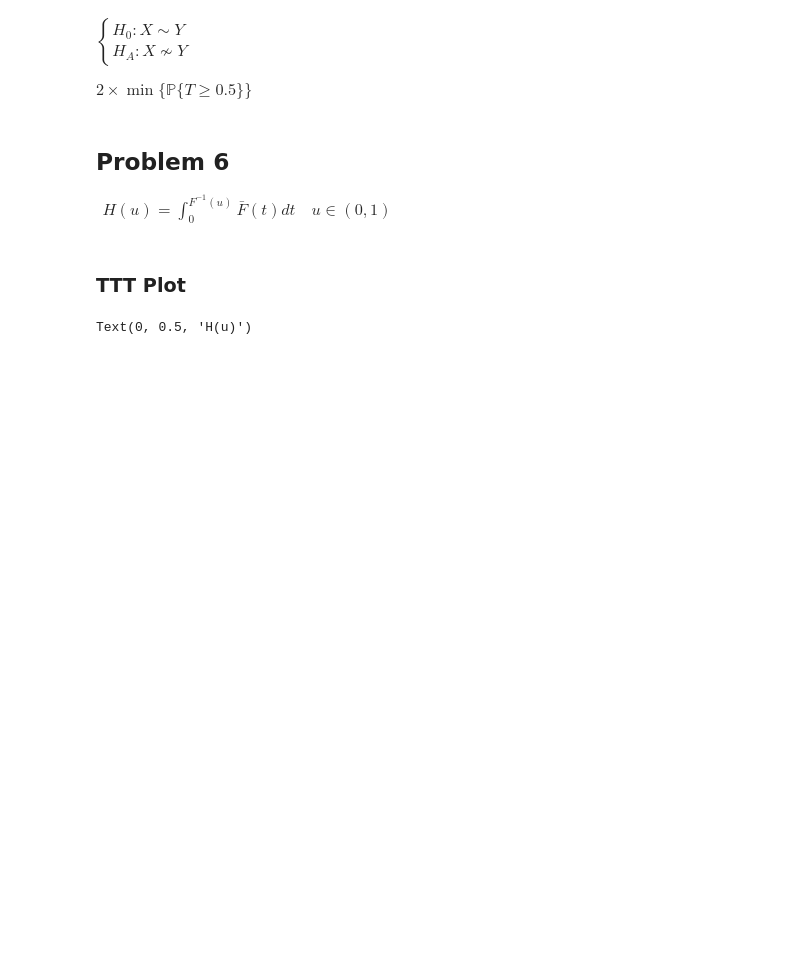
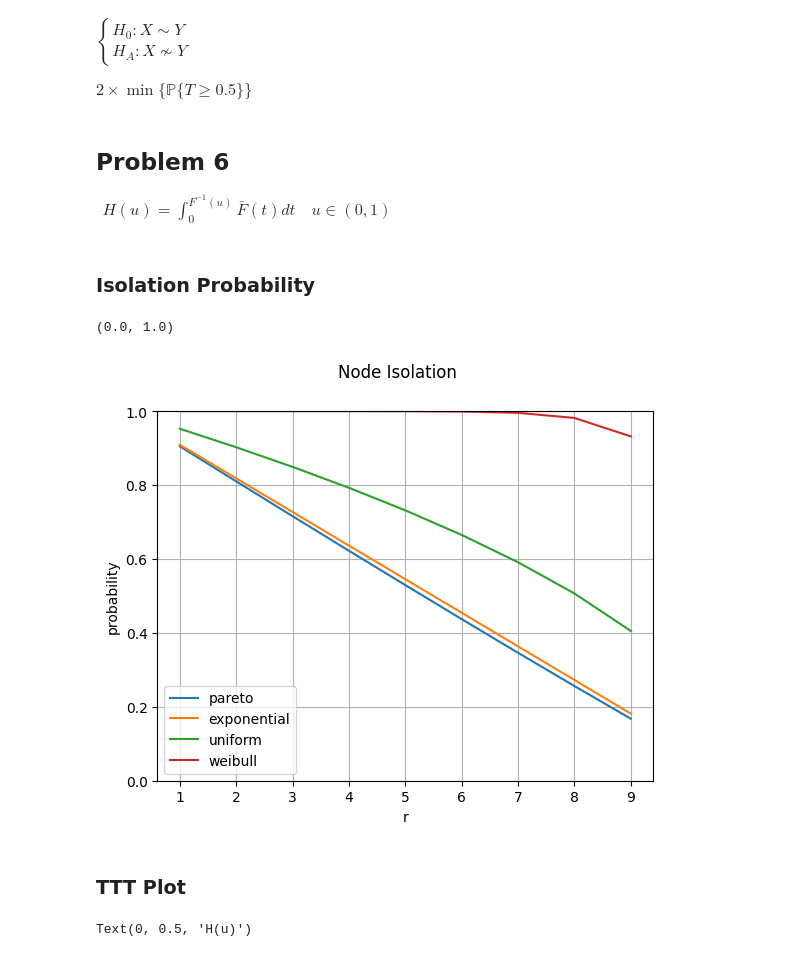
Before and after one commit to ILoveBacteria/model-node-lifetime, a Jupyter notebook: notebook.ipynb, the cells around one changed output. Drawn from its saved outputs; the diff is of its cells as text; code cells hidden in the pictures; blank space fills up the shorter version.

```diff
--- a/notebook.ipynb
+++ b/notebook.ipynb
@@ -230,6 +230,27 @@ $\begin{aligned} H(u)=\int_0^{F^{-1}(u)} \bar{F}(t) d t \quad u \in(0,1) \end{al
 # %%
 def H(dist, u):
     return integrate.quad(dist.sf, 0, dist.ppf(u))[0]
+# %% [markdown]
+### Isolation Probability
+# %%
+def plot_isolation_probabilities(k, axes):
+  r = np.arange(1, k)
+  axes.plot(r, np.array([pareto_isolation(k, i, pareto_shape) for i in r]), label='pareto')
+  axes.plot(r, np.array([exponential_isolation(k, i) for i in r]), label='exponential')
+  axes.plot(r, np.array([uniform_isolation(k, i) for i in r]), label='uniform')
+  axes.plot(r, np.array([general_isolation(k, i, weibull_dist) for i in r]), label='weibull')
+
+fig, ax = plt.subplots(1, 1)
+fig.suptitle('Node Isolation')
+plot_isolation_probabilities(k=10, axes=ax)
+ax.legend()
+ax.grid(True)
+ax.set_xlabel('r')
+ax.set_ylabel('probability')
+ax.set_ylim(0, 1)
+# %% [output]
+(0.0, 1.0)
+[figure, added]
 # %% [markdown]
 ### TTT Plot
 # %%
```
